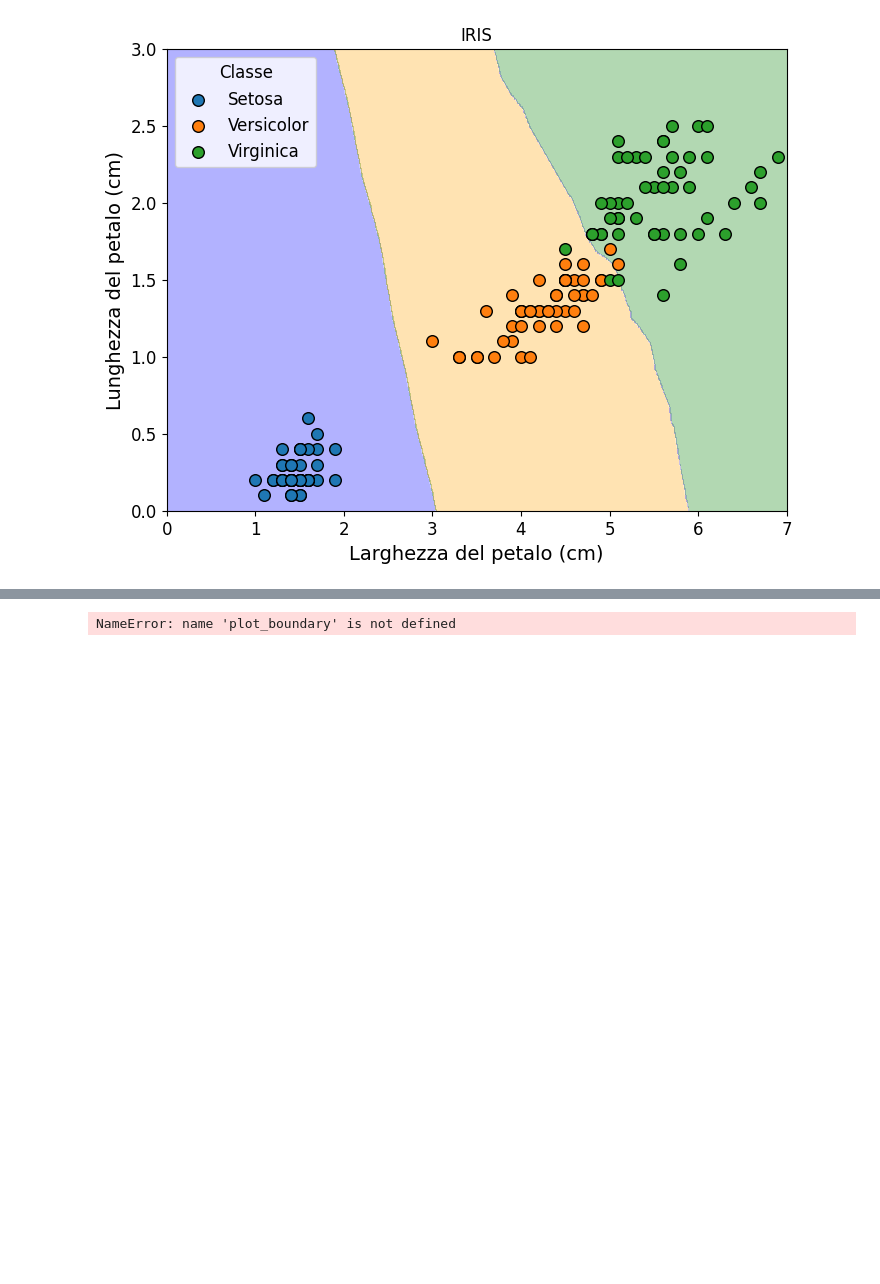
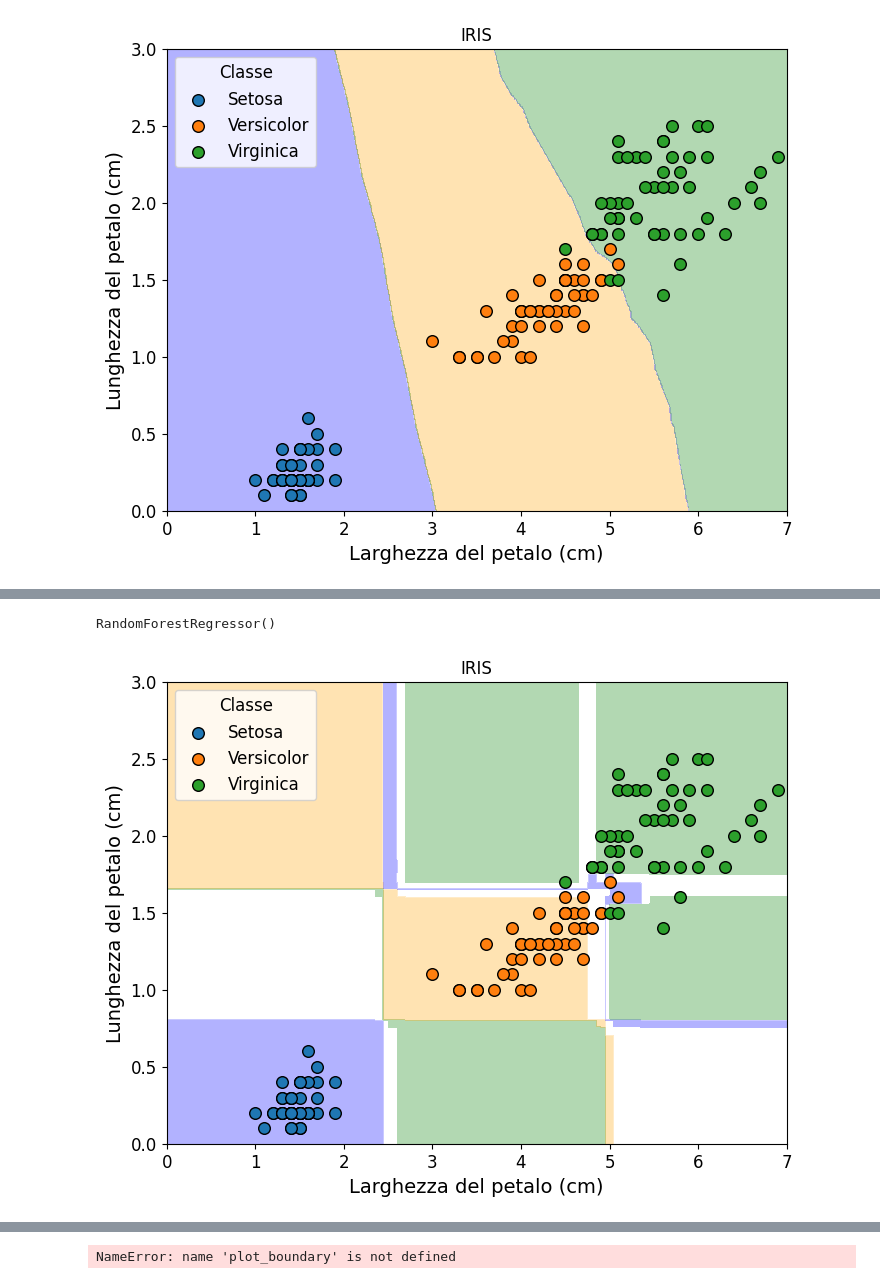
Before and after one commit to w4bo/teaching-handsondatapipelines, a Jupyter notebook: materials/14-Iris.solution.ipynb, the cells around one changed output, grey strips where cells are left out. Cells and saved outputs as stored; diff of their text form; code cells hidden in the pictures; blank space fills up the shorter version.

```diff
--- a/materials/14-Iris.solution.ipynb
+++ b/materials/14-Iris.solution.ipynb
@@ -355,3 +355,7 @@ tree = plot_boundary(KNeighborsClassifier(n_neighbors=20), "knn_cplot")
 [interactive output not drawn]
 [interactive output not drawn]
 [figure]
+# %%
+from sklearn.ensemble import RandomForestRegressor
+plot_boundary(RandomForestRegressor(), "rf_cplot")
+# %% [output]
@@ -358,3 +366,5 @@ tree = plot_boundary(KNeighborsClassifier(n_neighbors=20), "knn_cplot")
+RandomForestRegressor()
+[figure, added]
 # %%
 # Perceptron uses the OVA (One Versus All) strategy for multiclasses
 plot_boundary(Perceptron(), "perceptron_cplot")
```
Also changed, not shown: parts of 2 cells of this notebook.
